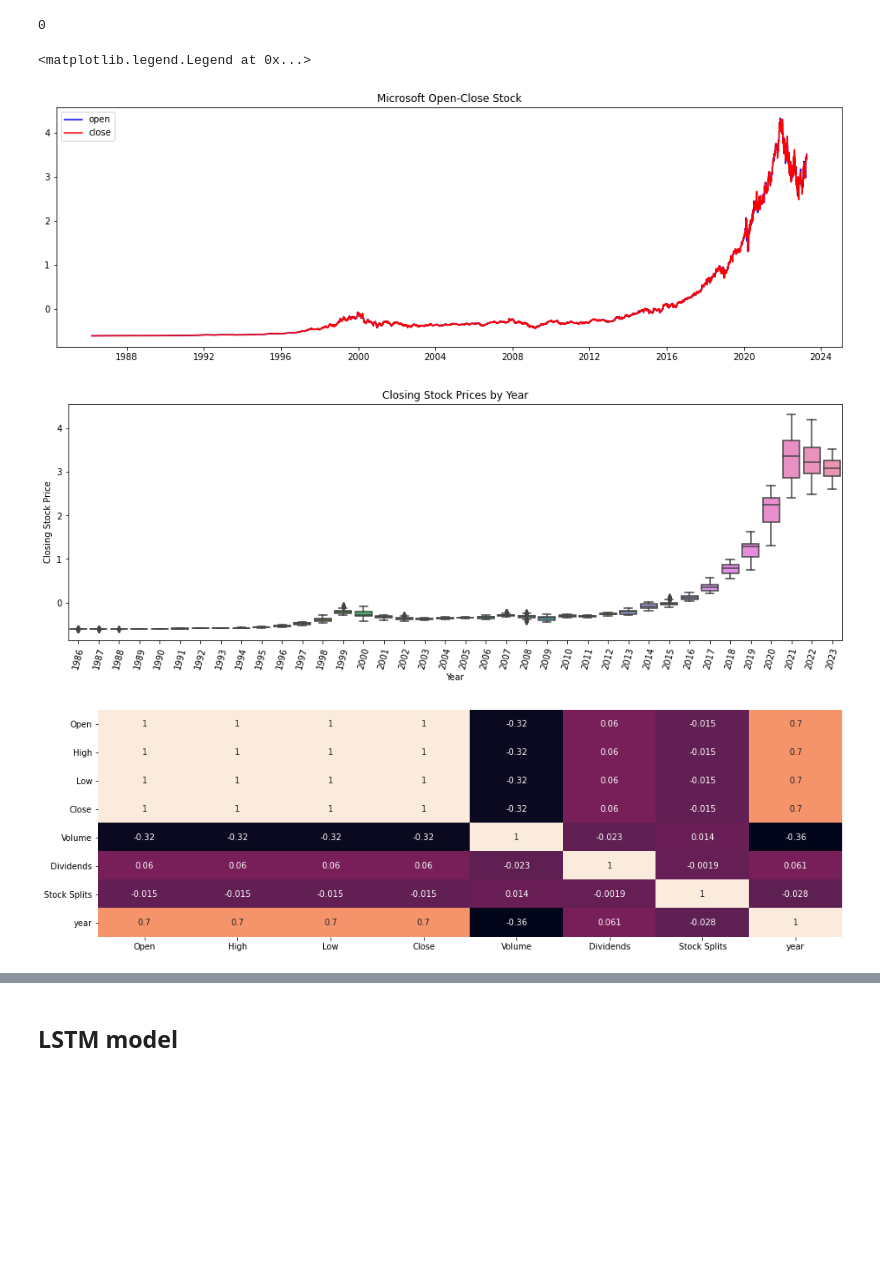
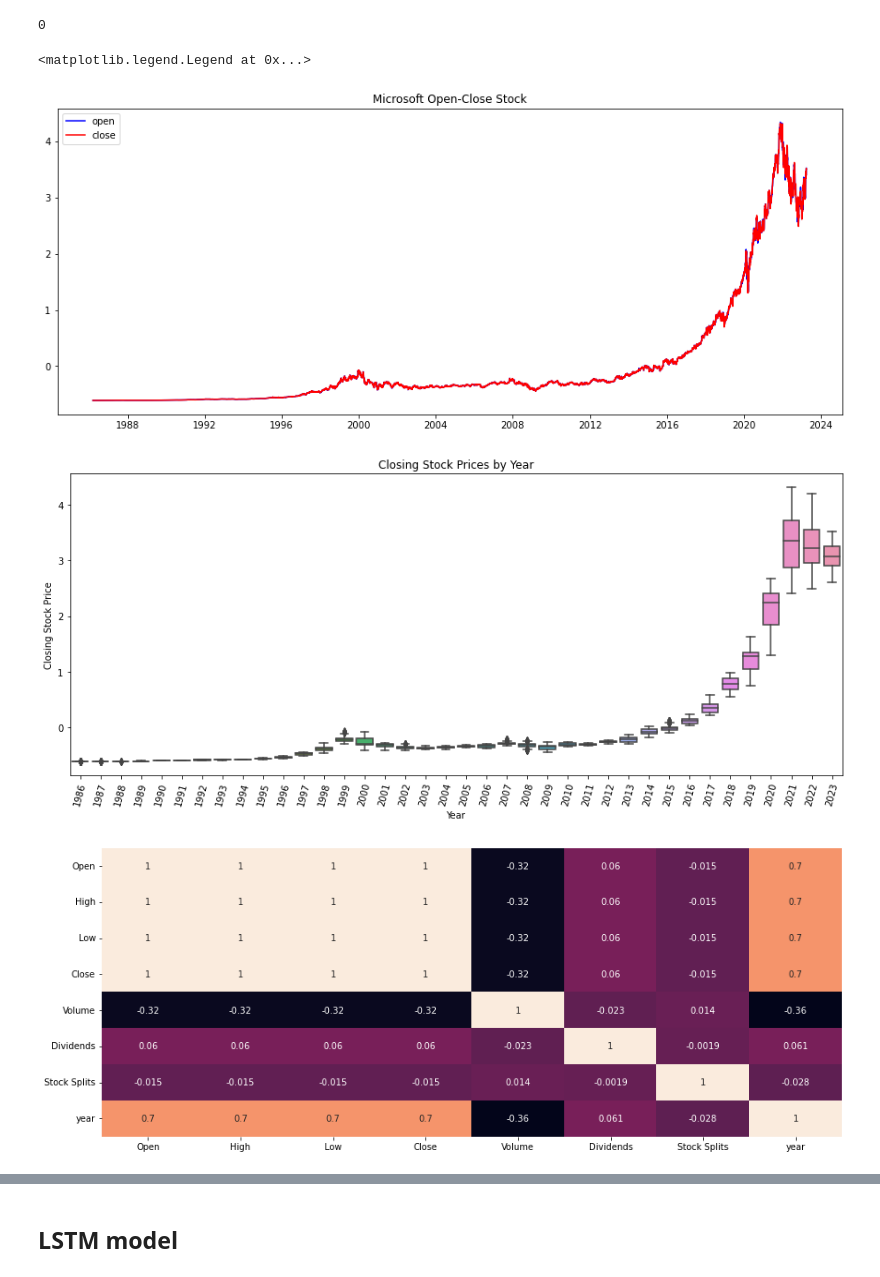
Before and after one commit to yeva-190/Stock_price_prediction, a Jupyter notebook: stock_price_prediction.ipynb, the cells around one changed output, grey strips where cells are left out. Drawn from its saved outputs; the diff is of its cells as text; code cells hidden in the pictures; blank space fills up the shorter version.

```diff
--- a/stock_price_prediction.ipynb
+++ b/stock_price_prediction.ipynb
@@ -83,20 +83,22 @@ df = msft[msft['Close'] <= upper_bound]
 scaler = StandardScaler()
 msft[['Open', 'High', 'Low', 'Close', 'Volume']] = scaler.fit_transform(msft[['Open', 'High', 'Low', 'Close', 'Volume']])
 # %%
+plt.figure(figsize=(15,6))
 plt.plot(msft['Date'],
          msft['Open'],
          color="blue",
          label="open")
 plt.plot(msft['Date'],
          msft['Close'],
          color="red",
          label="close")
 plt.title("Microsoft Open-Close Stock")
 plt.legend()
 # %% [output]
 <matplotlib.legend.Legend at 0x...>
-[figure, old version]
+[figure, new version]
 # %%
+plt.figure(figsize=(15,6))
 msft['year'] = msft['Date'].dt.year
 sns.boxplot(x='year', y='Close', data=msft)
 plt.title('Closing Stock Prices by Year')
@@ -105,12 +107,13 @@ plt.ylabel('Closing Stock Price')
 plt.xticks(rotation=75)
 plt.show()
 # %% [output]
-[figure, old version]
+[figure, new version]
 # %%
+plt.figure(figsize=(15, 6))
 sns.heatmap(msft.corr(),
             annot=True,
             cbar=False)
 plt.show()
 # %% [output]
-[figure, old version]
+[figure, new version]
 # %%
```
Also changed, not shown: parts of 28 cells of this notebook.
